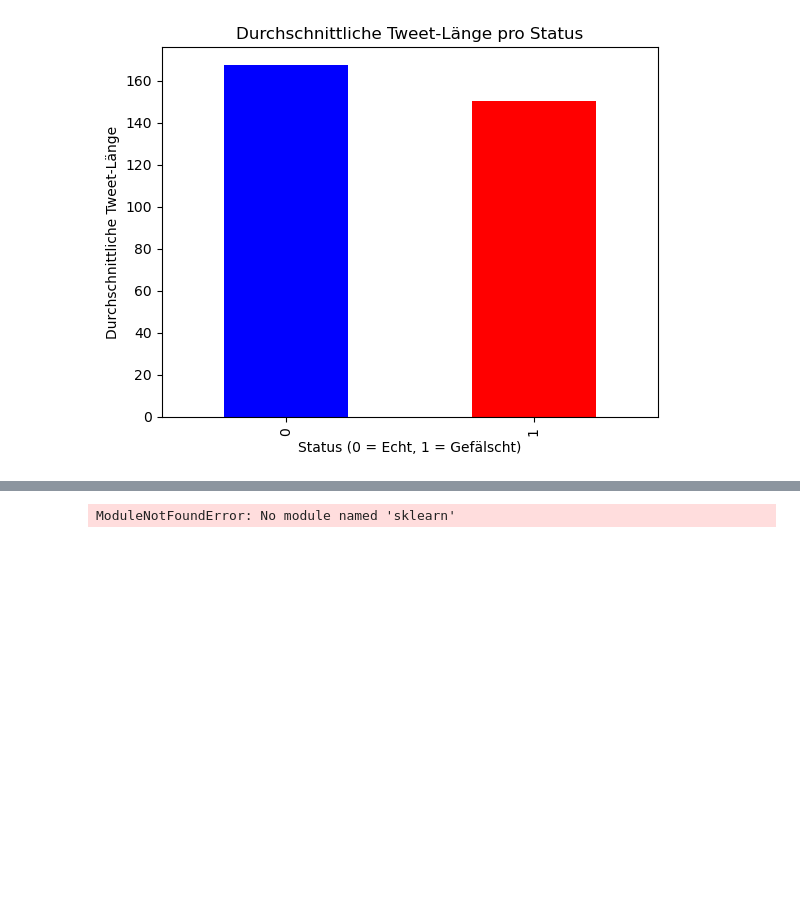
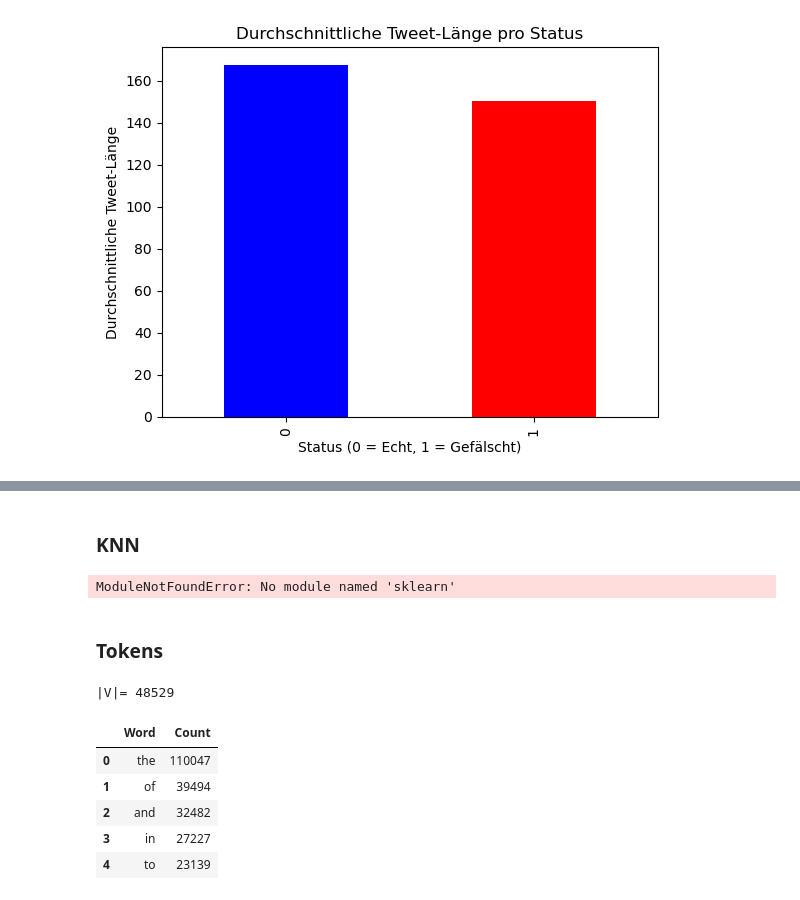
Before and after one commit to nicolasb49/-DSKI2-Football_Fake_News, a Jupyter notebook: Code/Untitled-1.ipynb, the cells around one changed output, grey strips where cells are left out. Drawn from its saved outputs; the diff is of its cells as text; code cells hidden in the pictures; blank space fills up the shorter version.

```diff
--- a/Code/Untitled-1.ipynb
+++ b/Code/Untitled-1.ipynb
@@ -114,3 +118,5 @@ plt.show()
+# %% [markdown]
+### KNN
 # %%
 from sklearn.model_selection import train_test_split
 from sklearn.neighbors import KNeighborsClassifier
@@ -146,3 +152,26 @@ print("Accuracy:", accuracy_score(y_test, y_pred))
 print("\nClassification Report:\n", classification_report(y_test, y_pred))
 # %% [output]
 ModuleNotFoundError: No module named 'sklearn'
+# %% [markdown]
+### Tokens
+# %%
+combined["Words"] = combined["tweet"].str.split()
+combined.head()
+
+# Drop NaN values or replace them with empty lists
+word_list = np.concatenate(combined["Words"].dropna().values)
+# word count
+word_counts = pd.Series(word_list).value_counts()
+word_counts = word_counts.reset_index()
+word_counts.columns = ["Word", "Count"]
+print('|V|=', len(word_counts))
+
+word_counts.head()
+# %% [output]
+|V|= 48529
+|  | Word | Count |
+| 0 | the | 110047 |
+| 1 | of | 39494 |
+| 2 | and | 32482 |
+| 3 | in | 27227 |
+| 4 | to | 23139 |
```
Also changed, not shown: parts of 5 cells of this notebook.
